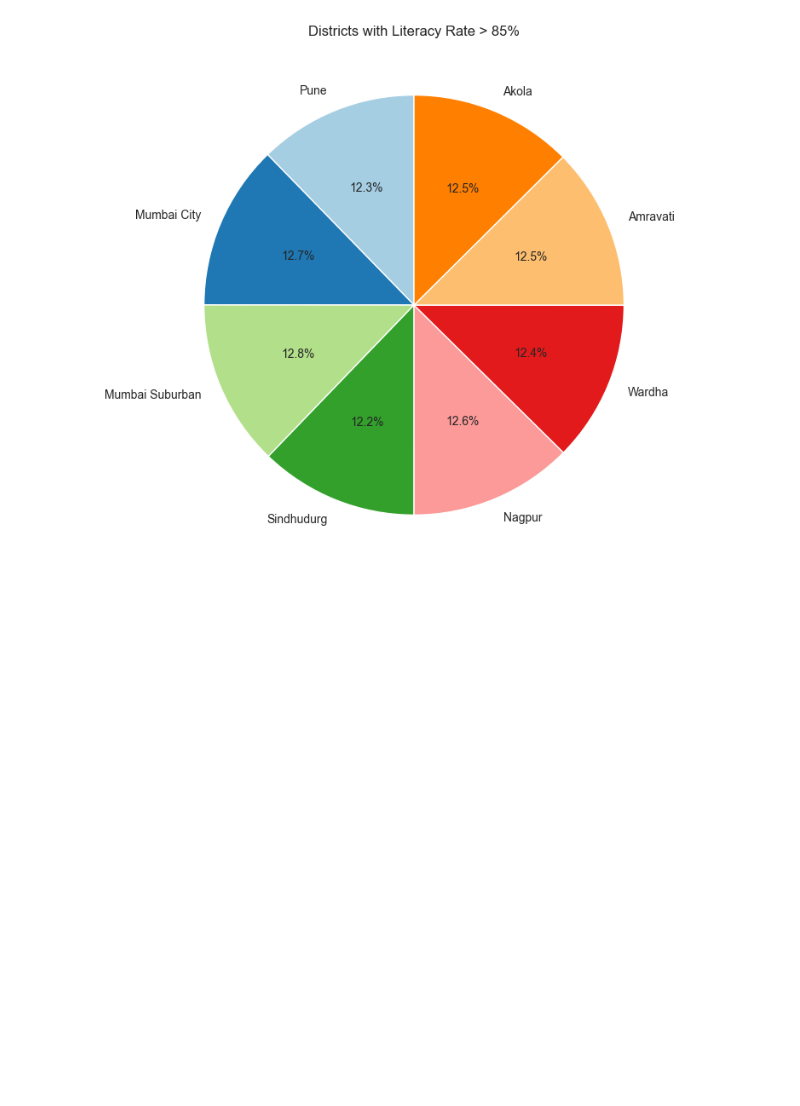
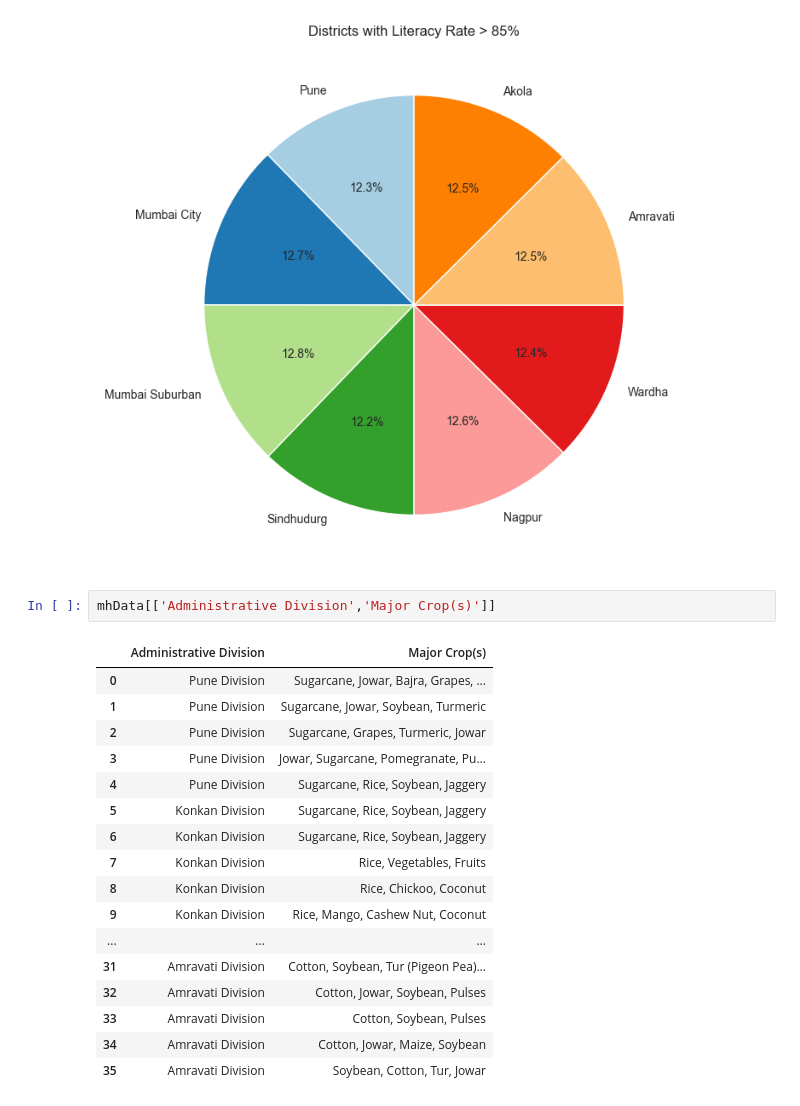
Before and after one commit to mothgharenimish/Maharashtra-Data-Project, a Jupyter notebook: mah.ipynb, the cells around one changed output. Saved outputs shown, nothing was run; the diff lists cells and outputs as text; blank space fills up the shorter version.

```diff
--- a/mah.ipynb
+++ b/mah.ipynb
@@ -412,3 +408,23 @@ plt.title("Districts with Literacy Rate > 85%")
 plt.show()
 # %% [output]
 [figure]
+# %%
+mhData[['Administrative Division','Major Crop(s)']]
+# %% [output]
+|  | Administrative Division | Major Crop(s) |
+| 0 | Pune Division | Sugarcane, Jowar, Bajra, Grapes, ... |
+| 1 | Pune Division | Sugarcane, Jowar, Soybean, Turmeric |
+| 2 | Pune Division | Sugarcane, Grapes, Turmeric, Jowar |
+| 3 | Pune Division | Jowar, Sugarcane, Pomegranate, Pu... |
+| 4 | Pune Division | Sugarcane, Rice, Soybean, Jaggery |
+| 5 | Konkan Division | Sugarcane, Rice, Soybean, Jaggery |
+| 6 | Konkan Division | Sugarcane, Rice, Soybean, Jaggery |
+| 7 | Konkan Division | Rice, Vegetables, Fruits |
+| 8 | Konkan Division | Rice, Chickoo, Coconut |
+| 9 | Konkan Division | Rice, Mango, Cashew Nut, Coconut |
+| ... | ... | ... |
+| 31 | Amravati Division | Cotton, Soybean, Tur (Pigeon Pea)... |
+| 32 | Amravati Division | Cotton, Jowar, Soybean, Pulses |
+| 33 | Amravati Division | Cotton, Soybean, Pulses |
+| 34 | Amravati Division | Cotton, Jowar, Maize, Soybean |
+| 35 | Amravati Division | Soybean, Cotton, Tur, Jowar |
```
Also changed, not shown: parts of 5 cells of this notebook.
